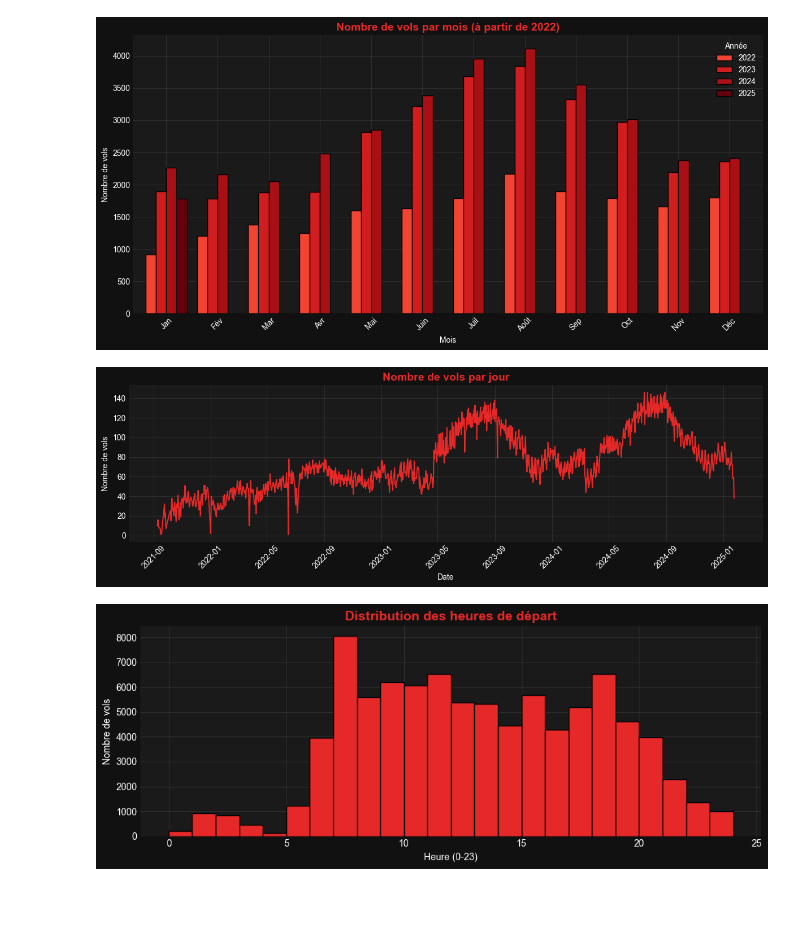
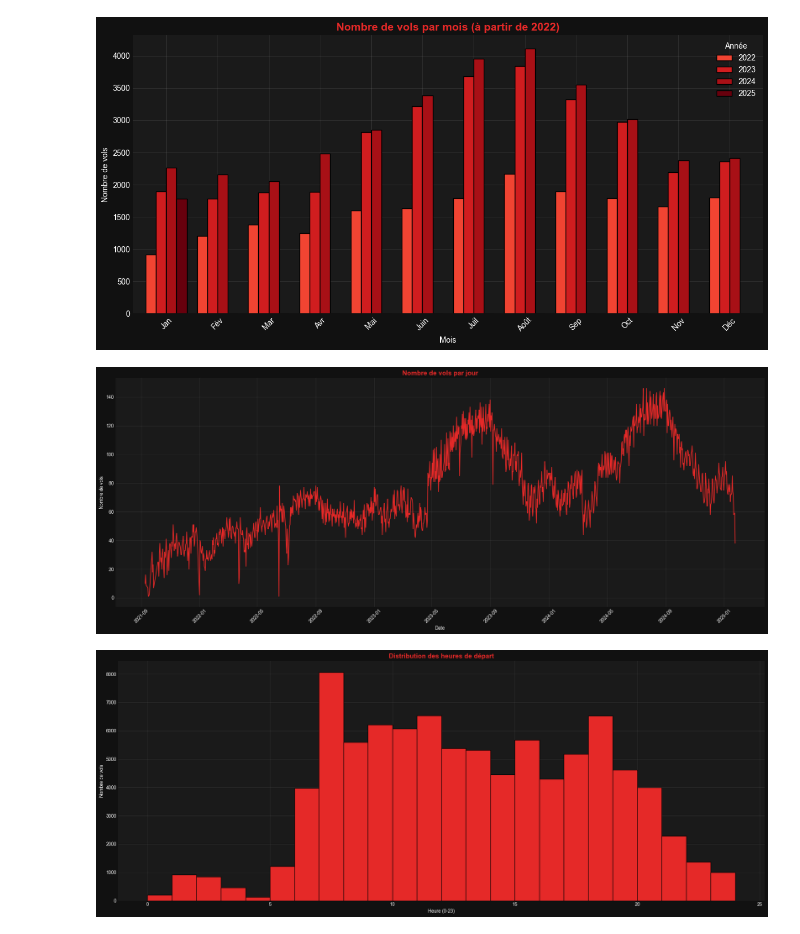
Before and after one commit to ZahraZellazi/DelayPrediction, a Jupyter notebook: kpi.ipynb, the cells around one changed output. Saved outputs shown, nothing was run; the diff lists cells and outputs as text; code cells hidden in the pictures; blank space fills up the shorter version.

Commit message:
kpi : Exploration Generale Charts size update

```diff
--- a/kpi.ipynb
+++ b/kpi.ipynb
@@ -36,3 +36,41 @@ Annule                bool
 4                                            Unknown  Unknown  Unknown
 
 [5 rows x 77 columns]
+# %%
+# 📌 1. Conversion des colonnes de dates et heures
+df["STD_datetime"] = pd.to_datetime(df["STD_datetime"], errors="coerce")
+df["STDDate"] = pd.to_datetime(df["STDDate"], errors="coerce")
+
+# Certaines colonnes météo ont aussi des timestamps :
+df["weather_time"] = pd.to_datetime(df["weather_time"], errors="coerce")
+df["ATD_ts"] = pd.to_datetime(df["ATD_ts"], errors="coerce")
+df["STD_datetime_rounded"] = pd.to_datetime(df["STD_datetime_rounded"], errors="coerce")
+
+# 📌 2. Colonnes temporelles dérivées
+df["Hour"] = df["STD_datetime"].dt.hour
+df["Day"] = df["STD_datetime"].dt.day
+df["Weekday"] = df["STD_datetime"].dt.day_name()
+df["Month"] = df["STD_datetime"].dt.month
+df["Year"] = df["STD_datetime"].dt.year
+
+# 📌 3. Vérification des retards
+# (certaines colonnes existent déjà mais on s'assure)
+df["departure_delay_min"] = pd.to_numeric(df["departure_delay_min"], errors="coerce")
+df["DepDelayMinutes"] = pd.to_numeric(df["DepDelayMinutes"], errors="coerce")
+
+# Boolean binaire déjà présent : departure_delayed
+df["departure_delayed"] = df["departure_delayed"].astype(bool)
+
+# 📌 4. Nettoyage des causes de retard
+df["DL1_desc"] = df["DL1_desc"].fillna("Unknown")
+df["DL2_desc"] = df["DL2_desc"].fillna("Unknown")
+df["DL3_desc"] = df["DL3_desc"].fillna("Unknown")
+
+# 📌 5. Vérif finale
+print("Dates min-max :", df["STD_datetime"].min(), "->", df["STD_datetime"].max())
+print("\nRetard moyen :", df["departure_delay_min"].mean())
+print("\nValeurs uniques - Compagnie :", df["Compagnie_id"].nunique())
+print("Valeurs uniques - Aéroports départ :", df["DEP_id"].nunique())
+print("Valeurs uniques - Aéroports arrivée :", df["ARR_id"].nunique())
+print("\nTop 5 compagnies :")
+print(df["Compagnie_id"].value_counts().head())
@@ -145,29 +200,29 @@ plt.show()
 # %%
 # -------------------------------------------------------------------------
 # Cell 3 - Nombre de vols par jour (time series)
 # -------------------------------------------------------------------------
 counts_day = df.groupby('std_date').size().sort_index()
-fig, ax = plt.subplots(figsize=(12,4))
+fig, ax = plt.subplots(figsize=(20,8))
 ax.plot(counts_day.index, counts_day.values, color=RED_HEX)
 style_ax(ax, title='Nombre de vols par jour', xlabel='Date', ylabel='Nombre de vols')
 plt.xticks(rotation=45)
 plt.tight_layout()
 plt.show()
 # %% [output]
-[figure, old version]
+[figure, new version]
 # %%
 
 # -------------------------------------------------------------------------
 # Cell 4 - Distribution des heures de départ (histogram)
 # -------------------------------------------------------------------------
-fig, ax = plt.subplots(figsize=(10,4))
+fig, ax = plt.subplots(figsize=(20,8))
 hours = df['Hour'].dropna().astype(int)
 ax.hist(hours, bins=range(0,25), color=RED_HEX, edgecolor='black')
 style_ax(ax, title='Distribution des heures de départ', xlabel='Heure (0-23)', ylabel='Nombre de vols')
 plt.tight_layout()
 plt.show()
 # %% [output]
-[figure, old version]
+[figure, new version]
 # %%
 # -------------------------------------------------------------------------
 # Cell 5 - Top 20 compagnies par nombre de vols (bar horizontal)
```
Also changed, not shown: parts of 3 cells of this notebook.
